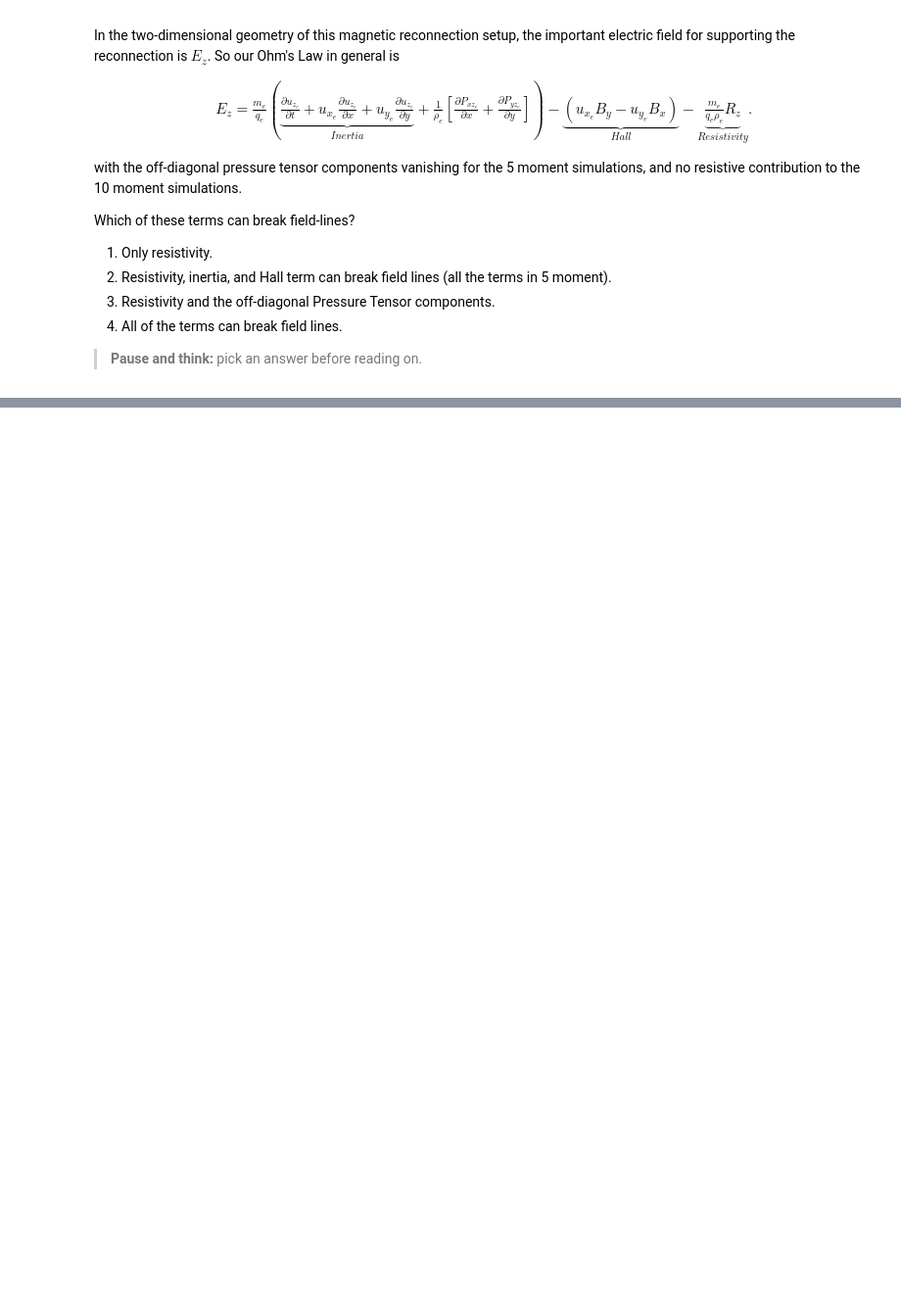
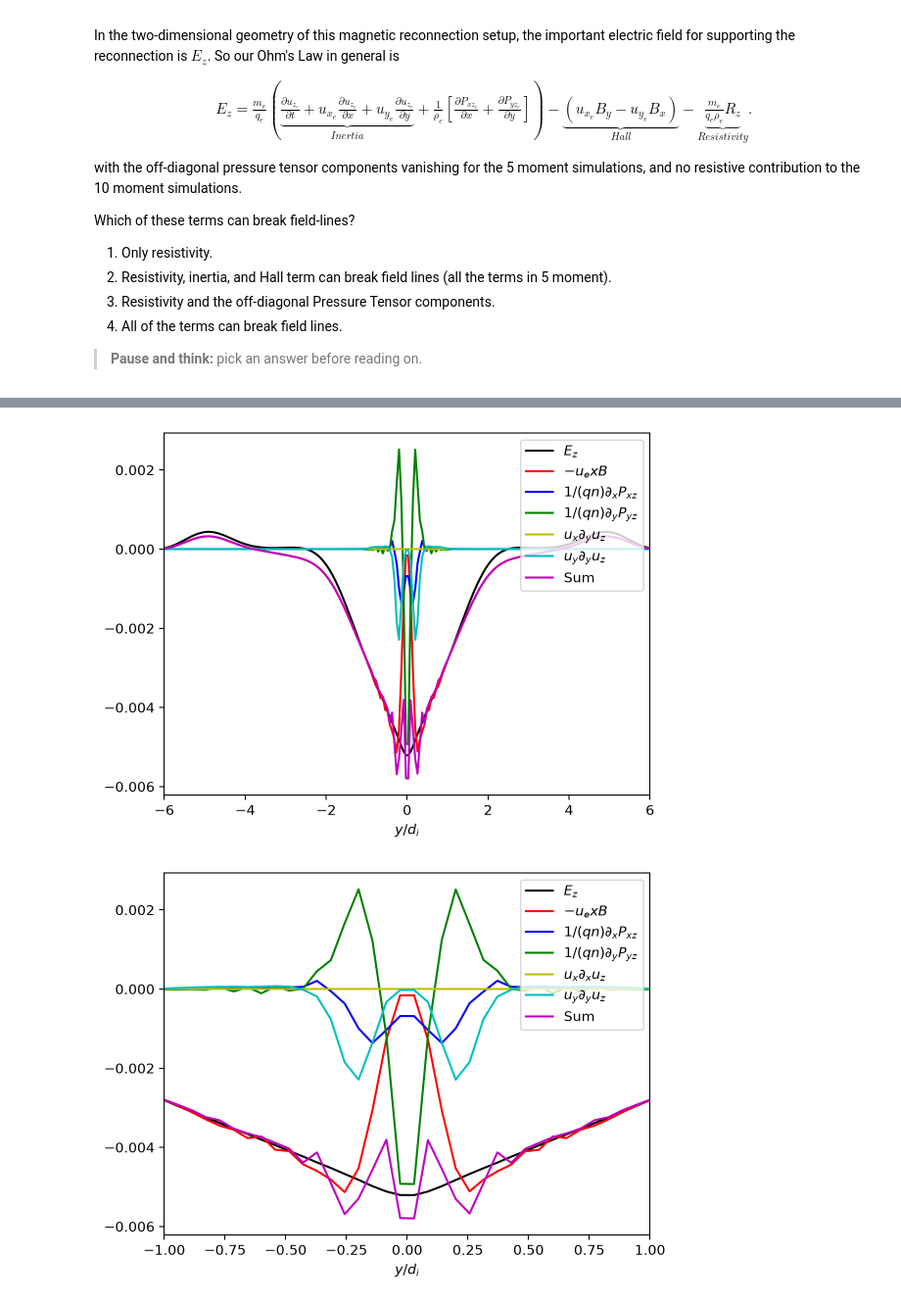
Before and after one commit to JunoRavin/reconnection-lectures, a Jupyter notebook: lectures/lecture-2-fast-reconnection.ipynb, the cells around one changed output, grey strips where cells are left out. Shown at 98% size. Drawn from its saved outputs; the diff is of its cells as text; code cells hidden in the pictures; blank space fills up the shorter version.

```diff
--- a/lectures/lecture-2-fast-reconnection.ipynb
+++ b/lectures/lecture-2-fast-reconnection.ipynb
@@ -200,7 +222,7 @@ def fdy_2d_8th_order(data, dy, Nx, Ny):
     return diff_data
 # %%
 def ohm_10m(frame):
-    data_elc, data_ion, data_field = get_Gdata("10m_gem_mass100/rt_10m_gem", frame)
+    data_elc, data_ion, data_field = get_Gdata("10m", frame)
     r_coords, r_fluid_elc, r_fluid_ion, r_field = read_data(data_elc, data_ion, data_field)
     Nx = r_fluid_ion.shape[0]
     Ny = r_fluid_ion.shape[1]
@@ -336,0 +331,30 @@ plt.show()
+# %%
+_coords, _Ez, _hallz, divPxz_elc, divPyz_elc, _divRxz_elc, _divRyz_elc = ohm_10m(ohm_frame.value)
+_sum_ohm = -_hallz + divPxz_elc + divPyz_elc + _divRxz_elc + _divRyz_elc
+_x_point = int(Nx_1 / 2)
+plt.figure()
+plt.plot(_coords[1] / di, _Ez[_x_point, :], 'k', label='$E_z$')
+plt.plot(_coords[1] / di, -_hallz[_x_point, :], 'r', label='$-u_e x B$')
+plt.plot(_coords[1] / di, divPxz_elc[_x_point, :], 'b', label='$1/(qn) \\partial_x P_{xz}$')
+plt.plot(_coords[1] / di, divPyz_elc[_x_point, :], 'g', label='$1/(qn) \\partial_y P_{yz}$')
+plt.plot(_coords[1] / di, _divRxz_elc[_x_point, :], 'y', label='$u_x \\partial_y u_z$')
+plt.plot(_coords[1] / di, _divRyz_elc[_x_point, :], 'c', label='$u_y \\partial_y u_z$')
+plt.plot(_coords[1] / di, _sum_ohm[_x_point, :], 'm', label='Sum')
+plt.xlabel('$y/d_i$')
+plt.legend(loc='upper right')
+plt.xlim(-6.0, 6.0)
+plt.figure()
+plt.plot(_coords[1] / di, _Ez[_x_point, :], 'k', label='$E_z$')
+plt.plot(_coords[1] / di, -_hallz[_x_point, :], 'r', label='$-u_e x B$')
+plt.plot(_coords[1] / di, divPxz_elc[_x_point, :], 'b', label='$1/(qn) \\partial_x P_{xz}$')
+plt.plot(_coords[1] / di, divPyz_elc[_x_point, :], 'g', label='$1/(qn) \\partial_y P_{yz}$')
+plt.plot(_coords[1] / di, _divRxz_elc[_x_point, :], 'y', label='$u_x \\partial_x u_z$')
+plt.plot(_coords[1] / di, _divRyz_elc[_x_point, :], 'c', label='$u_y \\partial_y u_z$')
+plt.plot(_coords[1] / di, _sum_ohm[_x_point, :], 'm', label='Sum')
+plt.xlabel('$y/d_i$')
+plt.legend(loc='upper right')
+plt.xlim(-1.0, 1.0)
+plt.show()
+# %% [output]
+[figure, added]
+[figure, added]
```
Also changed, not shown: parts of 7 cells of this notebook, 2 other files.
